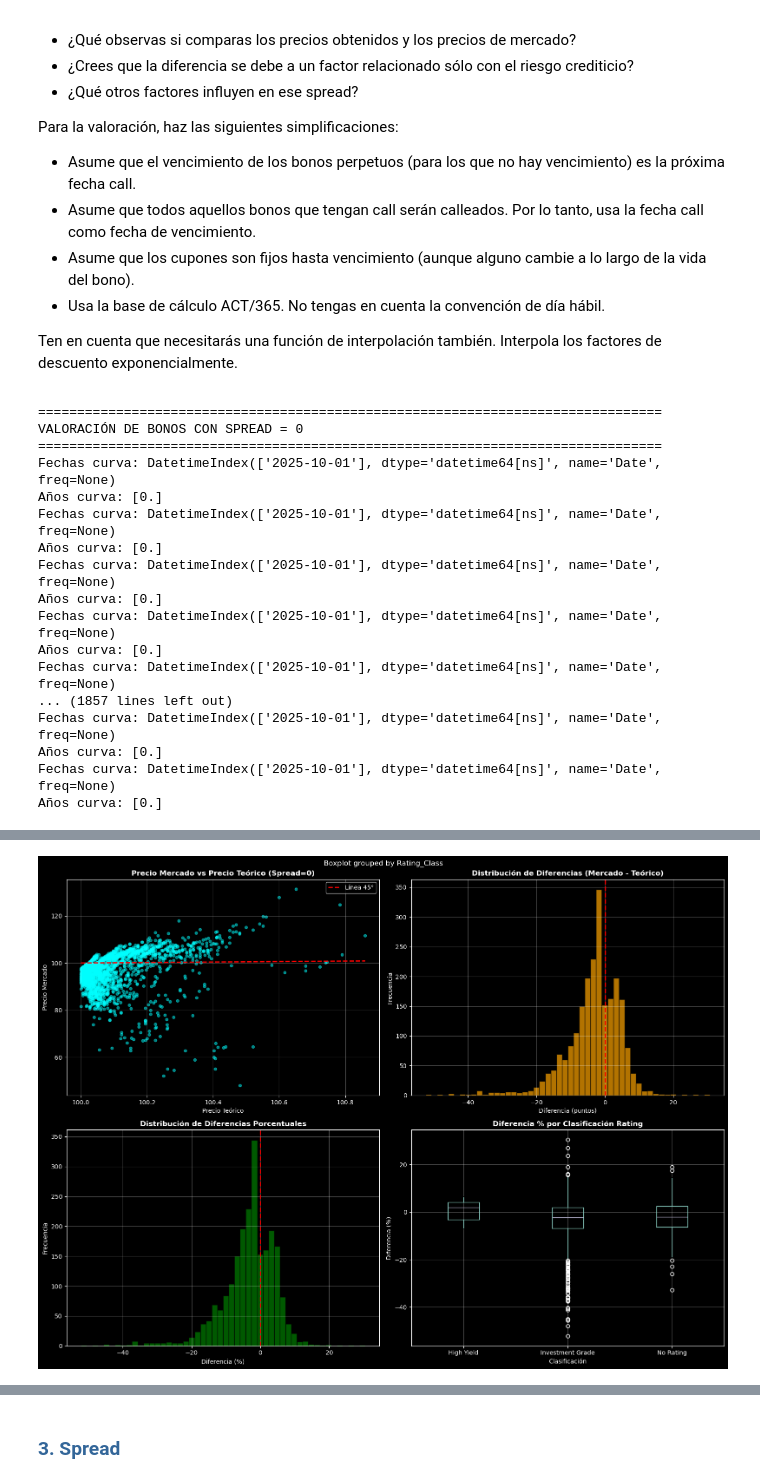
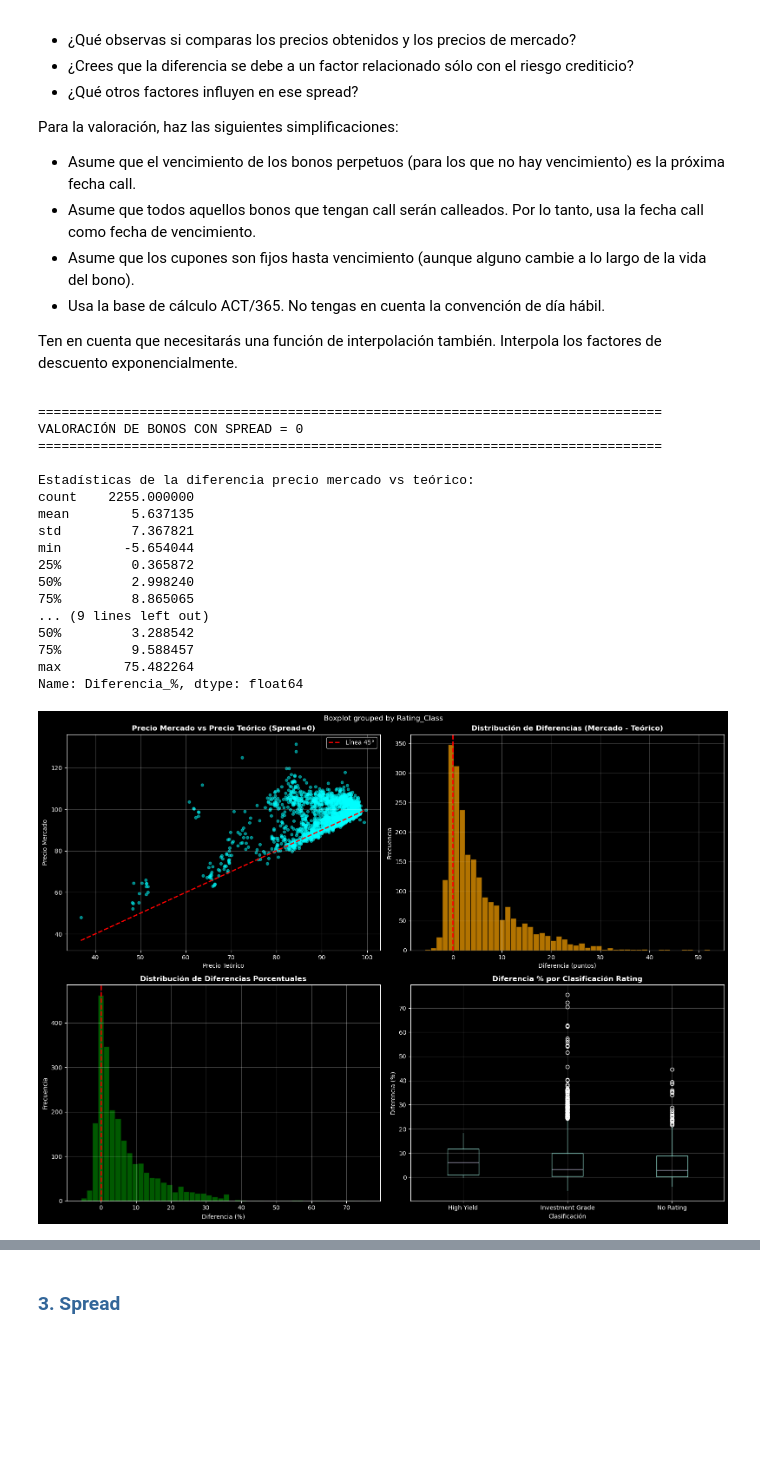
Before and after one commit to Romequinco/TAREA_RENTA_FIJA_1, a Jupyter notebook: src/TallerRF_AnálisisCartera_Enunciado_Josep.ipynb, the cells around one changed output, grey strips where cells are left out. Drawn from its saved outputs; the diff is of its cells as text; code cells hidden in the pictures; blank space fills up the shorter version.

```diff
--- a/src/TallerRF_AnálisisCartera_Enunciado_Josep.ipynb
+++ b/src/TallerRF_AnálisisCartera_Enunciado_Josep.ipynb
@@ -1160,6 +1135,9 @@ fecha_valor = datetime.datetime(2025,10,1)
 def interpolate_discount_factor(curva, fecha_valor, fecha_pago):
     """
     Interpola el factor de descuento exponencialmente para una fecha dada.
+
+    La interpolación exponencial se realiza en el espacio logarítmico:
+    log(DF(t)) = a + b*t, donde DF(t) es el factor de descuento al tiempo t.
 
     Parámetros:
     - curva: DataFrame con índice de fechas y columna 'Discount'
@@ -1176,13 +1154,16 @@ def interpolate_discount_factor(curva, fecha_valor, fecha_pago):
         return 1.0
 
     # Obtener fechas y factores de descuento de la curva
-    fechas_curva = curva.index
-    print(f"Fechas curva: {fechas_curva}")
-    factores_curva = curva['Discount'].values
+    # Eliminar valores nulos y ordenar por fecha
+    curva_clean = curva.dropna(subset=['Discount']).sort_index()
+    fechas_curva = curva_clean.index
+    factores_curva = curva_clean['Discount'].values
+
+    if len(fechas_curva) == 0:
+        raise ValueError("La curva no contiene datos válidos")
 
     # Convertir días a fracción de año (ACT/365)
     años_curva = np.array([(fecha - fecha_valor).days / 365.0 for fecha in fechas_curva])
-    print(f"Años curva: {años_curva}")
     años_pago = dias_valor / 365.0
 
     # Interpolación logarítmica (exponencial)
@@ -1191,15 +1172,25 @@ def interpolate_discount_factor(curva, fecha_valor, fecha_pago):
 
     # Interpolación lineal en el espacio logarítmico
     if años_pago <= años_curva[0]:
-        # Extrapolación hacia atrás
-        return factores_curva[0] ** (años_pago / años_curva[0])
+        # Extrapolación hacia atrás: usar el primer punto
+        # Asumimos tasa constante desde el primer punto
+        if años_curva[0] > 0:
+            tasa_impl = -np.log(factores_curva[0]) / años_curva[0]
+            return np.exp(-tasa_impl * años_pago)
+        else:
+            return 1.0
     elif años_pago >= años_curva[-1]:
-        # Extrapolación hacia adelante
-        return factores_curva[-1] ** (años_pago / años_curva[-1])
+        # Extrapolación hacia adelante: usar el último punto
+        # Asumimos tasa constante desde el último punto
+        if años_curva[-1] > 0:
+            tasa_impl = -np.log(factores_curva[-1]) / años_curva[-1]
+            return np.exp(-tasa_impl * años_pago)
+        else:
+            return factores_curva[-1]
     else:
-        # Interpolación
+        # Interpolación entre puntos
         f_interp = interpolate.interp1d(años_curva, log_factores, kind='linear',
-                                        fill_value='extrapolate')
+                                        fill_value='extrapolate', bounds_error=False)
         log_df = f_interp(años_pago)
         return np.exp(log_df)
 
@@ -1317,12 +1308,10 @@ def valorar_bono(bono, curva, fecha_valor, spread_credito=0):
 
 
 # Obtener curva para la fecha de análisis
+# La curva ESTR contiene fechas de vencimiento (futuras), no fechas históricas
+# Por lo tanto, usamos toda la curva disponible
 fecha_analisis_dt = pd.to_datetime(fecha_analisis)
-curva_fecha = curva_estr.loc[curva_estr.index <= fecha_analisis_dt]
-
-if len(curva_fecha) == 0:
-    # Si no hay curva exacta, usar la más cercana
-    curva_fecha = curva_estr.iloc[:1]
+curva_fecha = curva_estr.copy()  # Usar toda la curva, ya que son fechas de vencimiento
 
 # Valorar todos los bonos con spread = 0
 print("=" * 80)
@@ -1383,44 +1372,45 @@ axes[1, 0].grid(True, alpha=0.3)
 
 # Boxplot por rating class
 df_valoracion_merged = df_valoracion.merge(universo[['ISIN', 'Rating_Class']], on='ISIN', how='left')
 df_valoracion_merged.boxplot(column='Diferencia_%', by='Rating_Class', ax=axes[1, 1])
 axes[1, 1].set_title('Diferencia % por Clasificación Rating', fontweight='bold')
 axes[1, 1].set_xlabel('Clasificación')
 axes[1, 1].set_ylabel('Diferencia (%)')
 axes[1, 1].grid(True, alpha=0.3)
 
 plt.tight_layout()
 plt.show()
 
 print("\n" + "=" * 80)
 print("CONCLUSIONES:")
 print("=" * 80)
 print("""
 1. Si los precios de mercado son sistemáticamente diferentes a los teóricos con spread=0,
    esto indica que los bonos tienen un spread de crédito positivo.
 
 2. Otros factores que influyen en el spread además del riesgo crediticio:
    - Liquidez: bonos menos líquidos tienen spreads más altos
    - Opcionalidad: bonos callable tienen spreads diferentes
    - Tamaño de la emisión: emisiones pequeñas suelen tener spreads más altos
    - Sector/industria: algunos sectores tienen spreads estructuralmente más altos
    - Convenciones de mercado y factores técnicos
 """)
 # %% [output]
 ================================================================================
 VALORACIÓN DE BONOS CON SPREAD = 0
 ================================================================================
-Fechas curva: DatetimeIndex(['2025-10-01'], dtype='datetime64[ns]', name='Date', freq=None)
-Años curva: [0.]
-Fechas curva: DatetimeIndex(['2025-10-01'], dtype='datetime64[ns]', name='Date', freq=None)
-Años curva: [0.]
-Fechas curva: DatetimeIndex(['2025-10-01'], dtype='datetime64[ns]', name='Date', freq=None)
-Años curva: [0.]
-Fechas curva: DatetimeIndex(['2025-10-01'], dtype='datetime64[ns]', name='Date', freq=None)
-Años curva: [0.]
-Fechas curva: DatetimeIndex(['2025-10-01'], dtype='datetime64[ns]', name='Date', freq=None)
-... (1857 lines left out)
-Fechas curva: DatetimeIndex(['2025-10-01'], dtype='datetime64[ns]', name='Date', freq=None)
-Años curva: [0.]
-Fechas curva: DatetimeIndex(['2025-10-01'], dtype='datetime64[ns]', name='Date', freq=None)
-Años curva: [0.]
+
+Estadísticas de la diferencia precio mercado vs teórico:
+count    2255.000000
+mean        5.637135
+std         7.367821
+min        -5.654044
+25%         0.365872
+50%         2.998240
+75%         8.865065
+... (9 lines left out)
+50%         3.288542
+75%         9.588457
+max        75.482264
+Name: Diferencia_%, dtype: float64
+[figure, new version]
@@ -1444 +1429,0 @@ Fechas curva: DatetimeIndex(['2025-10-01'], dtype='datetime64[ns]', name='Date'
-[figure, old version]
```
Also changed, not shown: parts of 3 cells of this notebook.
